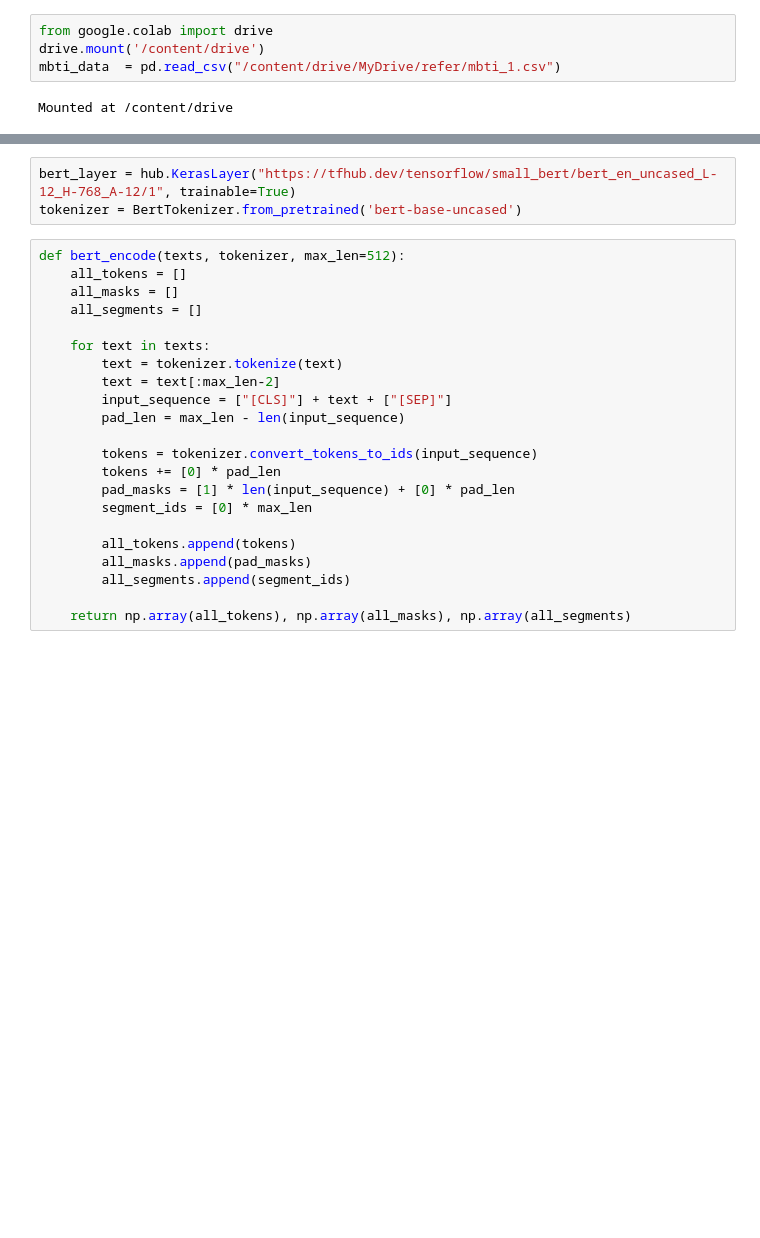
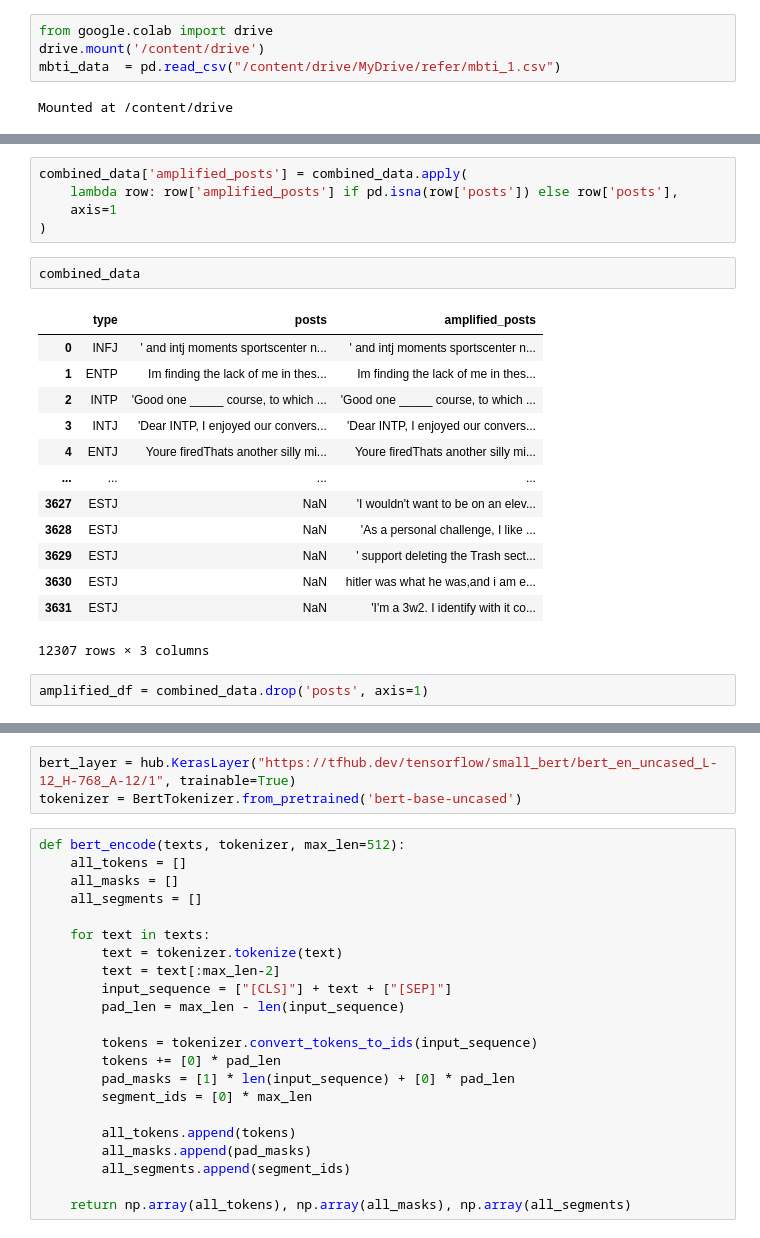
Before and after one commit to ljylyb289/test_colab, a Jupyter notebook: TF_text_classification.ipynb, the cells around one changed output, grey strips where cells are left out. Cells and saved outputs as stored; diff of their text form; blank space fills up the shorter version.

```diff
--- a/TF_text_classification.ipynb
+++ b/TF_text_classification.ipynb
@@ -84,0 +159,23 @@ balanced_df = pd.concat(balanced_data)
+# %%
+combined_data['amplified_posts'] = combined_data.apply(
+    lambda row: row['amplified_posts'] if pd.isna(row['posts']) else row['posts'],
+    axis=1
+)
+# %%
+combined_data
+# %% [output]
+|  | type | posts | amplified_posts |
+| 0 | INFJ | ' and intj moments sportscenter n... | ' and intj moments sportscenter n... |
+| 1 | ENTP | Im finding the lack of me in thes... | Im finding the lack of me in thes... |
+| 2 | INTP | 'Good one _____ course, to which ... | 'Good one _____ course, to which ... |
+| 3 | INTJ | 'Dear INTP, I enjoyed our convers... | 'Dear INTP, I enjoyed our convers... |
+| 4 | ENTJ | Youre firedThats another silly mi... | Youre firedThats another silly mi... |
+| ... | ... | ... | ... |
+| 3627 | ESTJ | NaN | 'I wouldn't want to be on an elev... |
+| 3628 | ESTJ | NaN | 'As a personal challenge, I like ... |
+| 3629 | ESTJ | NaN | ' support deleting the Trash sect... |
+| 3630 | ESTJ | NaN | hitler was what he was,and i am e... |
+| 3631 | ESTJ | NaN | 'I'm a 3w2. I identify with it co... |
+12307 rows × 3 columns
+# %%
+amplified_df = combined_data.drop('posts', axis=1)
```
Also changed, not shown: parts of 28 cells of this notebook.
